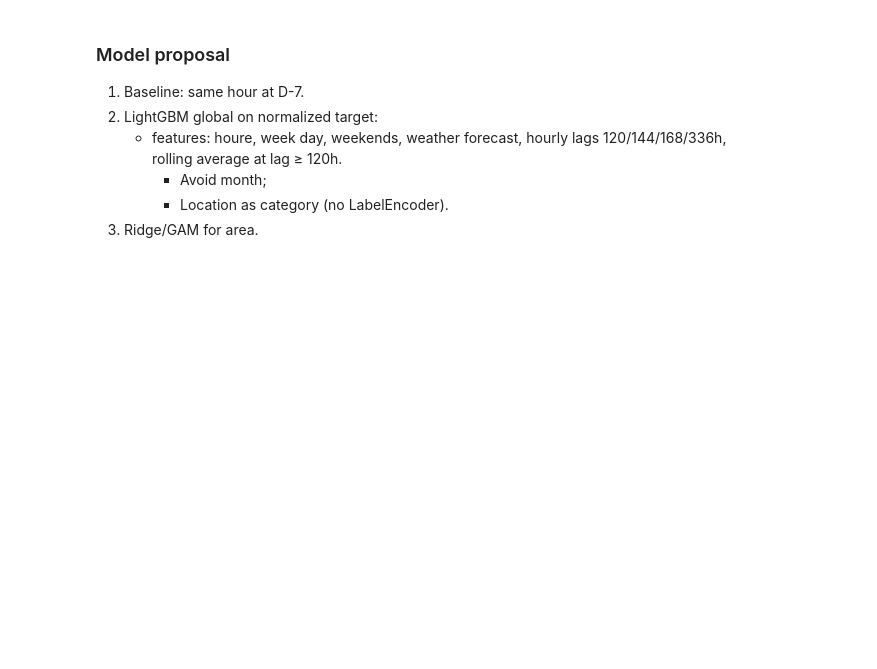
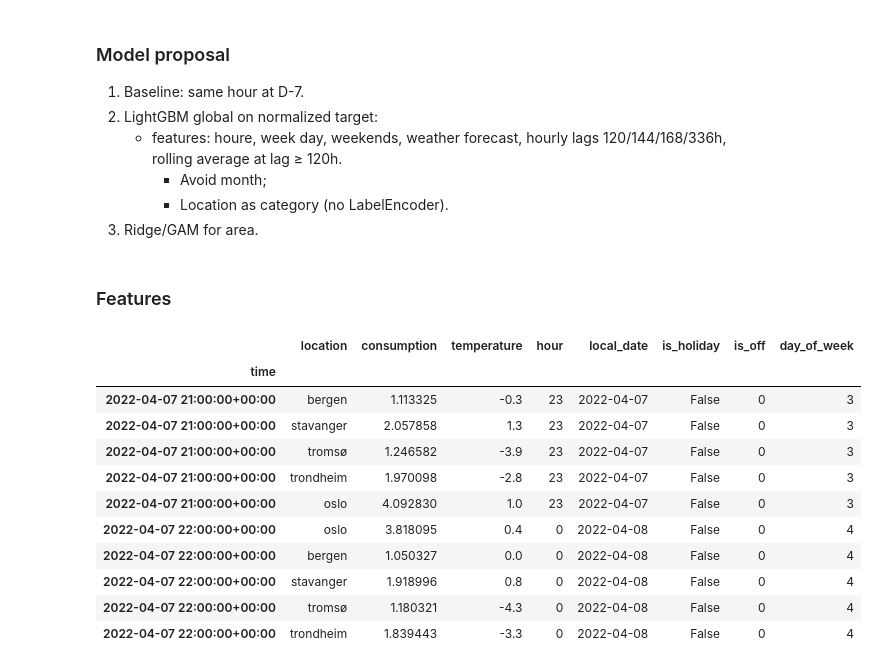
Before and after one commit to LukaAgostini/Aneo_group_project, a Jupyter notebook: EDA.ipynb, the cells around one changed output. Cells and saved outputs as stored; diff of their text form; code cells hidden in the pictures; blank space fills up the shorter version.

```diff
--- a/EDA.ipynb
+++ b/EDA.ipynb
@@ -200,16 +205,8 @@ for a, city in enumerate(cities):
 # %% [output]
 [figure]
 # %%
-from sklearn.preprocessing import OneHotEncoder
-
 # enconding the cities names
-le = OneHotEncoder()
-df['location_encoded'] = le.fit_transform(df['location'])
-print(df[['location', 'location_encoded']].value_counts())
-
-corr_mat = df.corr(numeric_only=True)
-sns.heatmap(corr_mat, annot=True)
-plt.title('Correlation matrix')
-plt.tight_layout()
-plt.show()
+df['location'] = df['location'].astype('category')
+corr_mat = df.groupby('location', observed=True)[['consumption', 'temperature']].corr().xs('temperature', level=1)['consumption']
+corr_mat
 # %% [output]
@@ -238,3 +242,45 @@ plt.show()
         - Avoid month;
         - Location as category (no LabelEncoder).
 3. Ridge/GAM for area.
+# %% [markdown]
+### Features
+# %%
+# need to have time local time for each area
+df.index = df.index.tz_localize('UTC')
+tz = {'helsingfors': 'Europe/Helsinki'}
+
+parts = []
+for loc, g in df.groupby('location'):
+    t = g.index.tz_convert(tz.get(loc, 'Europe/Oslo'))
+    parts.append(g.assign(hour=t.hour, dow=t.dayofweek, local_date=t.normalize().tz_localize(None)))
+df = pd.concat(parts).sort_index()
+# %%
+import holidays
+
+cal = {'helsingfors': holidays.Finland(years=[2022, 2023])}
+default_cal = holidays.Norway(years=[2022, 2023])
+
+df['is_holiday'] = [
+    d in cal.get(loc, default_cal)
+    for d, loc in zip(df['local_date'], df['location'])
+]
+
+# is_off = holidays or weekends
+df['is_off'] = (df['is_holiday'] | (df['dow'] >= 5)).astype(int)
+df['day_of_week'] = df['dow']
+df= df.drop(columns='dow')
+# %%
+df.head(10)
+# %% [output]
+|  | location | consumption | temperature | hour | local_date | is_holiday | is_off | day_of_week |
+| time |  |  |  |  |  |  |  |  |
+| 2022-04-07 21:00:00+00:00 | bergen | 1.113325 | -0.3 | 23 | 2022-04-07 | False | 0 | 3 |
+| 2022-04-07 21:00:00+00:00 | stavanger | 2.057858 | 1.3 | 23 | 2022-04-07 | False | 0 | 3 |
+| 2022-04-07 21:00:00+00:00 | tromsø | 1.246582 | -3.9 | 23 | 2022-04-07 | False | 0 | 3 |
+| 2022-04-07 21:00:00+00:00 | trondheim | 1.970098 | -2.8 | 23 | 2022-04-07 | False | 0 | 3 |
+| 2022-04-07 21:00:00+00:00 | oslo | 4.092830 | 1.0 | 23 | 2022-04-07 | False | 0 | 3 |
+| 2022-04-07 22:00:00+00:00 | oslo | 3.818095 | 0.4 | 0 | 2022-04-08 | False | 0 | 4 |
+| 2022-04-07 22:00:00+00:00 | bergen | 1.050327 | 0.0 | 0 | 2022-04-08 | False | 0 | 4 |
+| 2022-04-07 22:00:00+00:00 | stavanger | 1.918996 | 0.8 | 0 | 2022-04-08 | False | 0 | 4 |
+| 2022-04-07 22:00:00+00:00 | tromsø | 1.180321 | -4.3 | 0 | 2022-04-08 | False | 0 | 4 |
+| 2022-04-07 22:00:00+00:00 | trondheim | 1.839443 | -3.3 | 0 | 2022-04-08 | False | 0 | 4 |
```
Also changed, not shown: parts of 4 cells of this notebook, 2 other files.
